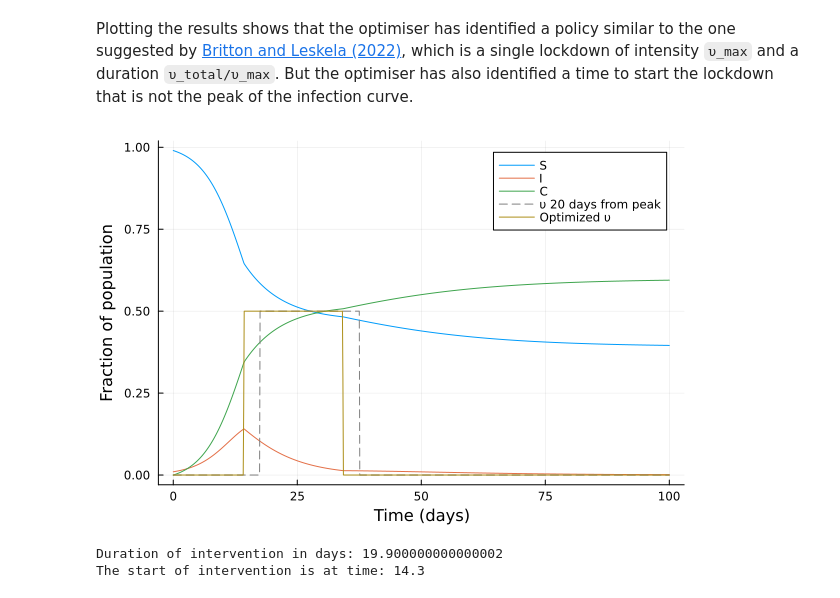
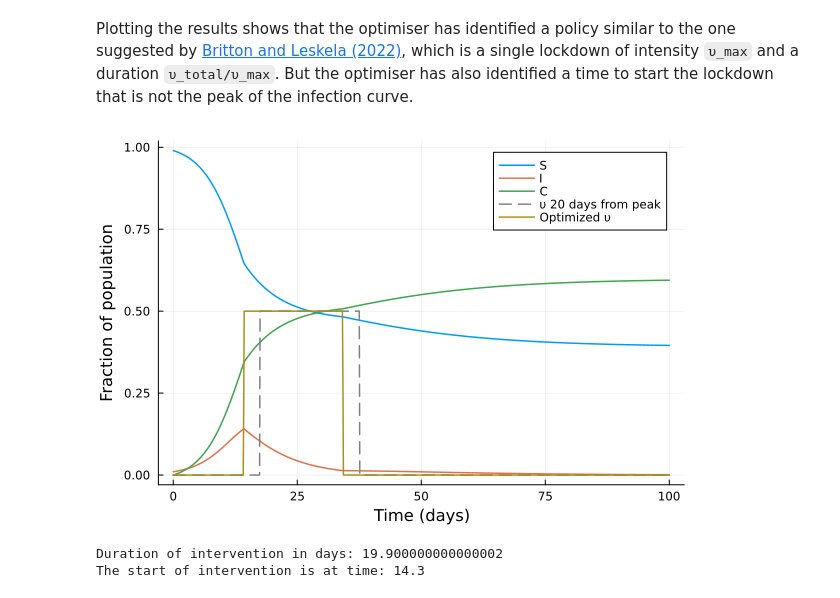
Before and after one commit to epirecipes/EpiPolicies, a Jupyter notebook: NPIs/Lockdown/SIR_lockdown_JuMP.ipynb, the cells around one changed output. Drawn from its saved outputs; the diff is of its cells as text; code cells hidden in the pictures.

```diff
--- a/NPIs/Lockdown/SIR_lockdown_JuMP.ipynb
+++ b/NPIs/Lockdown/SIR_lockdown_JuMP.ipynb
@@ -229,13 +229,13 @@ C_opt = value.(C)
 # %% [markdown]
 Plotting the results shows that the optimiser has identified a policy similar to the one suggested by [Britton and Leskela (2022)](https://arxiv.org/abs/2202.07780), which is a single lockdown of intensity `υ_max` and a duration `υ_total/υ_max`. But the optimiser has also identified a time to start the lockdown that is not the peak of the infection curve.
 # %%
-plot(ts, S_opt, label="S", xlabel="Time (days)", ylabel="Fraction of population")
-plot!(ts, I_opt, label="I")
-plot!(ts, C_opt, label="C")
-plot!(ts, υ_test, color=:gray, linestyle=:dash, label="υ 20 days from peak")
-plot!(ts, υ_opt, label="Optimized υ")
+plot(ts, S_opt, label="S", xlabel="Time (days)", ylabel="Fraction of population",linewidth=1.5)
+plot!(ts, I_opt, label="I",linewidth=1.5)
+plot!(ts, C_opt, label="C",linewidth=1.5)
+plot!(ts, υ_test, color=:gray, linestyle=:dash, label="υ 20 days from peak",linewidth=1.5)
+plot!(ts, υ_opt, label="Optimized υ",linewidth=1.5)
 # %% [output]
-[figure, old version]
+[figure, new version]
 # %%
 tolerance = 1e-3
 max_indices = findall(x -> abs(x - υ_max) < tolerance, υ_opt)
```
Also changed, not shown: parts of 4 cells of this notebook, 45 other files.
